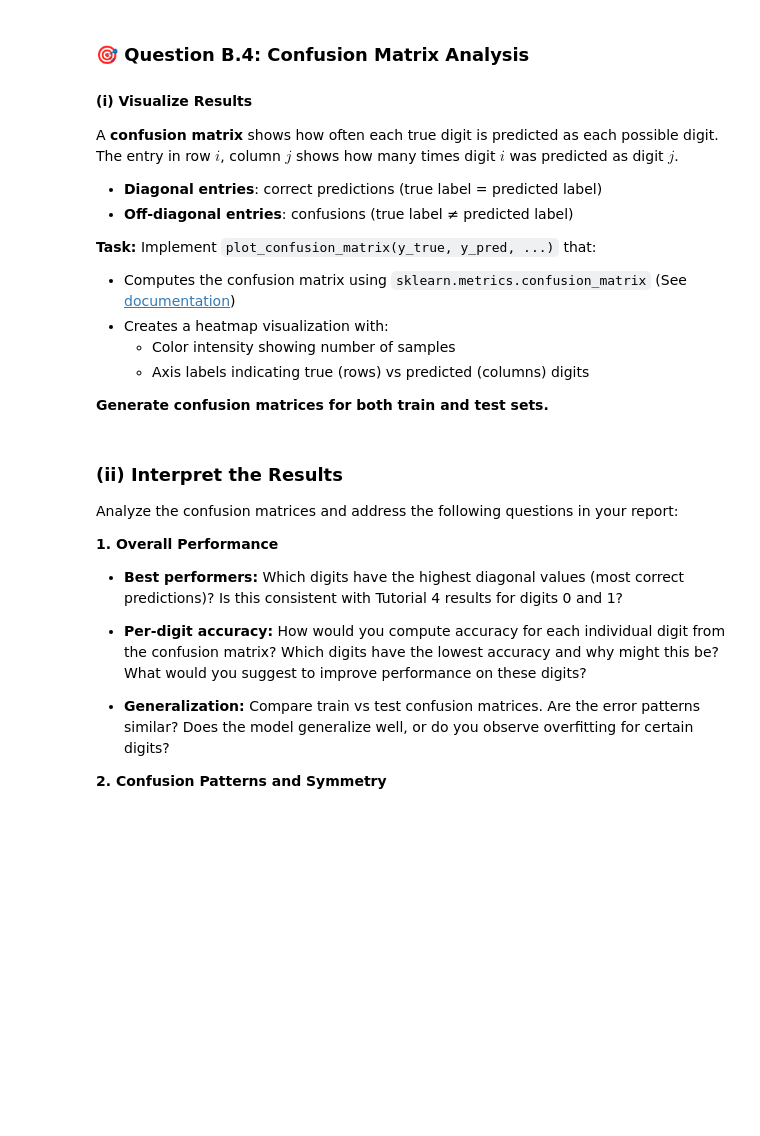
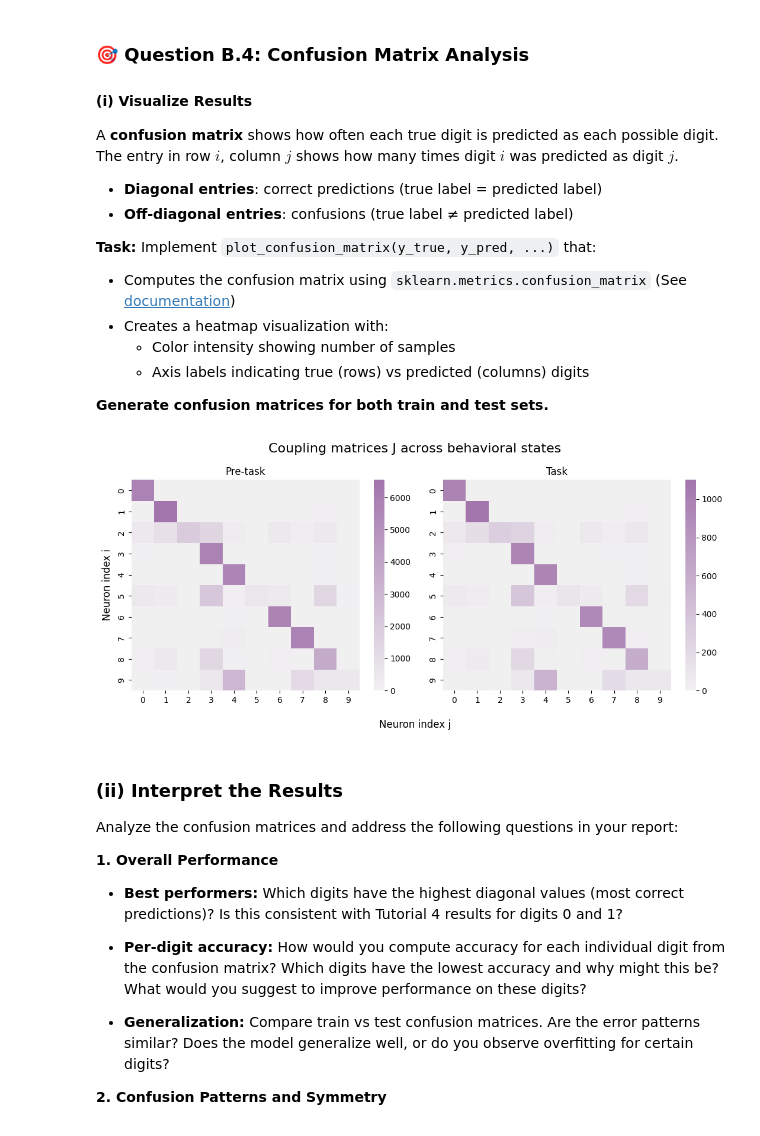
Before and after one commit to brucsk/machine-learning-cogmaster-m2, a Jupyter notebook: Exam/exam_START.ipynb, the cells around one changed output. Cells and saved outputs as stored; diff of their text form; code cells hidden in the pictures; blank space fills up the shorter version.

```diff
--- a/Exam/exam_START.ipynb
+++ b/Exam/exam_START.ipynb
@@ -1168,3 +1129,8 @@ You need to store 45 trained classifiers in a way to save for each of them:
 Possible approaches include using dictionaries with tuple keys, lists of tuples, or any other structure you find appropriate. Think about how you will later retrieve and use these classifiers for prediction.
 
 ⚠️ **Computational note:** Training on the full dataset with `max_updates=2000` may take **3-5 minutes** on a standard CPU. Start with smaller values to develop your code and debug, then run the full training once you're confident your implementation is correct.
+# %%
+# TEST CELL
+unique_test = np.unique(y_train)
+pairs = [(i, j) for i in unique_test for j in unique_test if i < j]
+type(pairs[0])
@@ -1244,6 +1378,36 @@ A **confusion matrix** shows how often each true digit is predicted as each poss
   - Axis labels indicating true (rows) vs predicted (columns) digits
 
 **Generate confusion matrices for both train and test sets.**
+# %%
+from sklearn.metrics import confusion_matrix
+import seaborn as sns
+
+confusion_matrix_train = confusion_matrix(y_train, y_train_pred)
+confusion_matrix_test = confusion_matrix(y_test, y_test_pred)
+
+# Set interval minimum and maximum for colorbar (better for comparing the heatmaps)
+#vmin = min(Jpre_no_diag.min(), Jtask_no_diag.min(), Jpost_no_diag.min())
+#vmax = max(Jpre_no_diag.max(), Jtask_no_diag.max(), Jpost_no_diag.max())
+
+cmap = sns.light_palette("#a275ac", as_cmap=True)
+
+# Plot
+fig, axs = plt.subplots(1,2, figsize=(11, 5))
+
+sns.heatmap(confusion_matrix_train,  cmap=cmap, ax=axs[0])
+sns.heatmap(confusion_matrix_test, cmap=cmap, ax=axs[1])
+
+axs[0].set_title("Pre-task")
+axs[1].set_title("Task")
+
+fig.suptitle("Coupling matrices J across behavioral states", fontsize=16)
+fig.supxlabel("Neuron index j", fontsize=12)
+fig.supylabel("Neuron index i", fontsize=12)
+
+plt.tight_layout()
+plt.show()
+# %% [output]
+[figure, added]
 # %% [markdown]
 ### (ii) Interpret the Results
 
```
Also changed, not shown: parts of 9 cells of this notebook.
